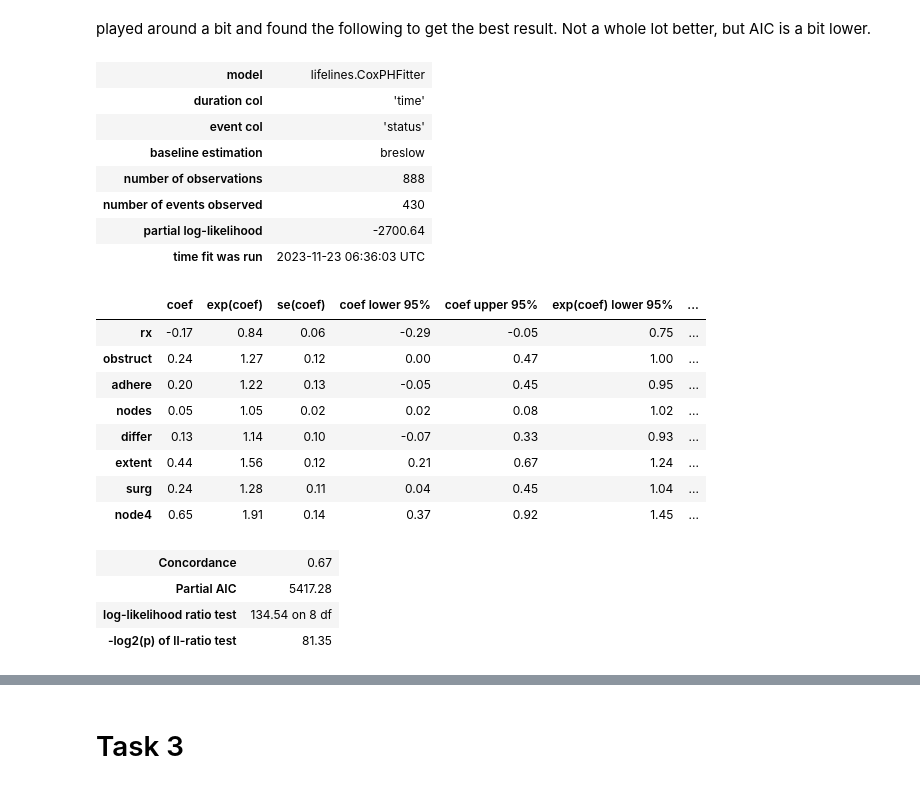
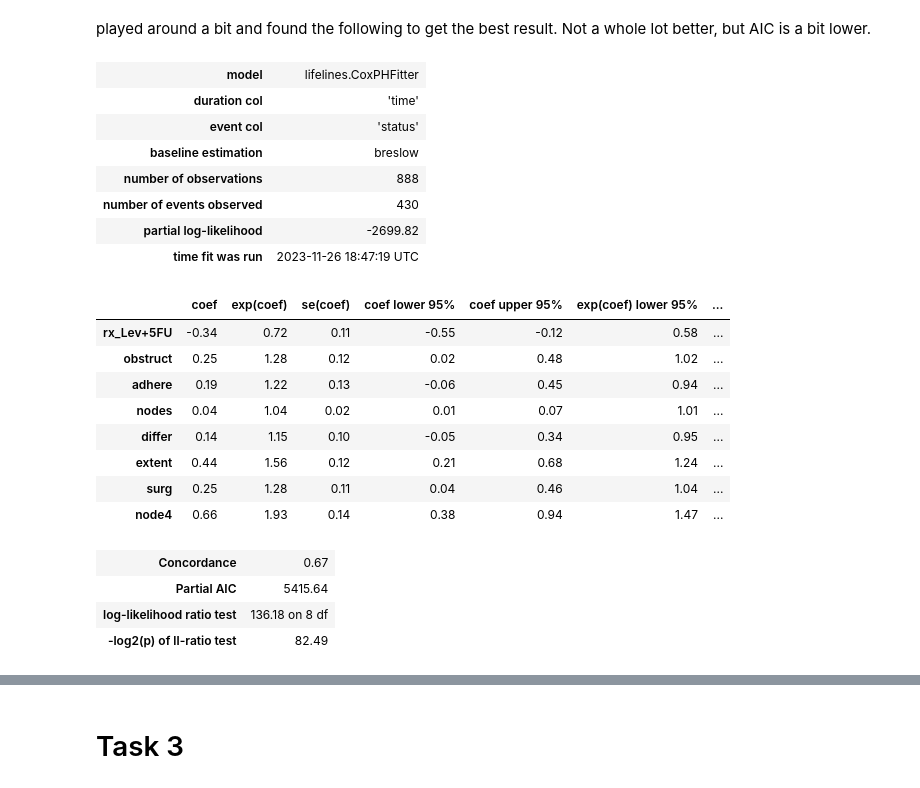
Before and after one commit to Pinglepi/NMBU_schoolprojects, a Jupyter notebook: dat350/ca2.ipynb, the cells around one changed output, grey strips where cells are left out. Saved outputs shown, nothing was run; the diff lists cells and outputs as text; code cells hidden in the pictures.

```diff
--- a/dat350/ca2.ipynb
+++ b/dat350/ca2.ipynb
@@ -90,7 +100,9 @@ data_cox = data_cox.drop(['age', 'age_group'], axis=1)
 
 # remove nan
 data_cox = data_cox.dropna()
-data_cox['rx'] = data_cox['rx'].map({'Obs': 0, 'Lev': 1, 'Lev+5FU': 2})
+
+# Splitting up the treatment as there is no clear ordering
+data_cox = pd.get_dummies(data_cox, drop_first=True)
 data_cox.info()
 # %% [output]
 <class 'pandas.core.frame.DataFrame'>
@@ -148,34 +161,34 @@ cph.print_summary()
 # %% [markdown]
 played around a bit and found the following to get the best result. Not a whole lot better, but AIC is a bit lower.
 # %%
-cox_columns = ['time', 'status', 'rx', 'obstruct', 'adhere', 'nodes', 'differ', 'extent', 'surg', 'node4']
+cox_columns = ['time', 'status', 'rx_Lev+5FU', 'obstruct', 'adhere', 'nodes', 'differ', 'extent', 'surg', 'node4']
 temp_cox = data_cox[cox_columns]
 
 # Fit the Cox Proportional Hazards model
 cph = CoxPHFitter()
 cph.fit(temp_cox, duration_col='time', event_col='status')
 
 # Print the summary of the model
 cph.print_summary()
 # %% [output]
 | model | lifelines.CoxPHFitter |
 | duration col | 'time' |
 | event col | 'status' |
 | baseline estimation | breslow |
 | number of observations | 888 |
 | number of events observed | 430 |
-| partial log-likelihood | -2700.64 |
-| time fit was run | 2023-11-23 06:36:03 UTC |
+| partial log-likelihood | -2699.82 |
+| time fit was run | 2023-11-26 18:47:19 UTC |
 |  | coef | exp(coef) | se(coef) | coef lower 95% | coef upper 95% | exp(coef) lower 95% | ... |
-| rx | -0.17 | 0.84 | 0.06 | -0.29 | -0.05 | 0.75 | ... |
-| obstruct | 0.24 | 1.27 | 0.12 | 0.00 | 0.47 | 1.00 | ... |
-| adhere | 0.20 | 1.22 | 0.13 | -0.05 | 0.45 | 0.95 | ... |
-| nodes | 0.05 | 1.05 | 0.02 | 0.02 | 0.08 | 1.02 | ... |
-| differ | 0.13 | 1.14 | 0.10 | -0.07 | 0.33 | 0.93 | ... |
-| extent | 0.44 | 1.56 | 0.12 | 0.21 | 0.67 | 1.24 | ... |
-| surg | 0.24 | 1.28 | 0.11 | 0.04 | 0.45 | 1.04 | ... |
-| node4 | 0.65 | 1.91 | 0.14 | 0.37 | 0.92 | 1.45 | ... |
+| rx_Lev+5FU | -0.34 | 0.72 | 0.11 | -0.55 | -0.12 | 0.58 | ... |
+| obstruct | 0.25 | 1.28 | 0.12 | 0.02 | 0.48 | 1.02 | ... |
+| adhere | 0.19 | 1.22 | 0.13 | -0.06 | 0.45 | 0.94 | ... |
+| nodes | 0.04 | 1.04 | 0.02 | 0.01 | 0.07 | 1.01 | ... |
+| differ | 0.14 | 1.15 | 0.10 | -0.05 | 0.34 | 0.95 | ... |
+| extent | 0.44 | 1.56 | 0.12 | 0.21 | 0.68 | 1.24 | ... |
+| surg | 0.25 | 1.28 | 0.11 | 0.04 | 0.46 | 1.04 | ... |
+| node4 | 0.66 | 1.93 | 0.14 | 0.38 | 0.94 | 1.47 | ... |
 | Concordance | 0.67 |
-| Partial AIC | 5417.28 |
-| log-likelihood ratio test | 134.54 on 8 df |
-| -log2(p) of ll-ratio test | 81.35 |
+| Partial AIC | 5415.64 |
+| log-likelihood ratio test | 136.18 on 8 df |
+| -log2(p) of ll-ratio test | 82.49 |
```
Also changed, not shown: parts of 11 cells of this notebook.
